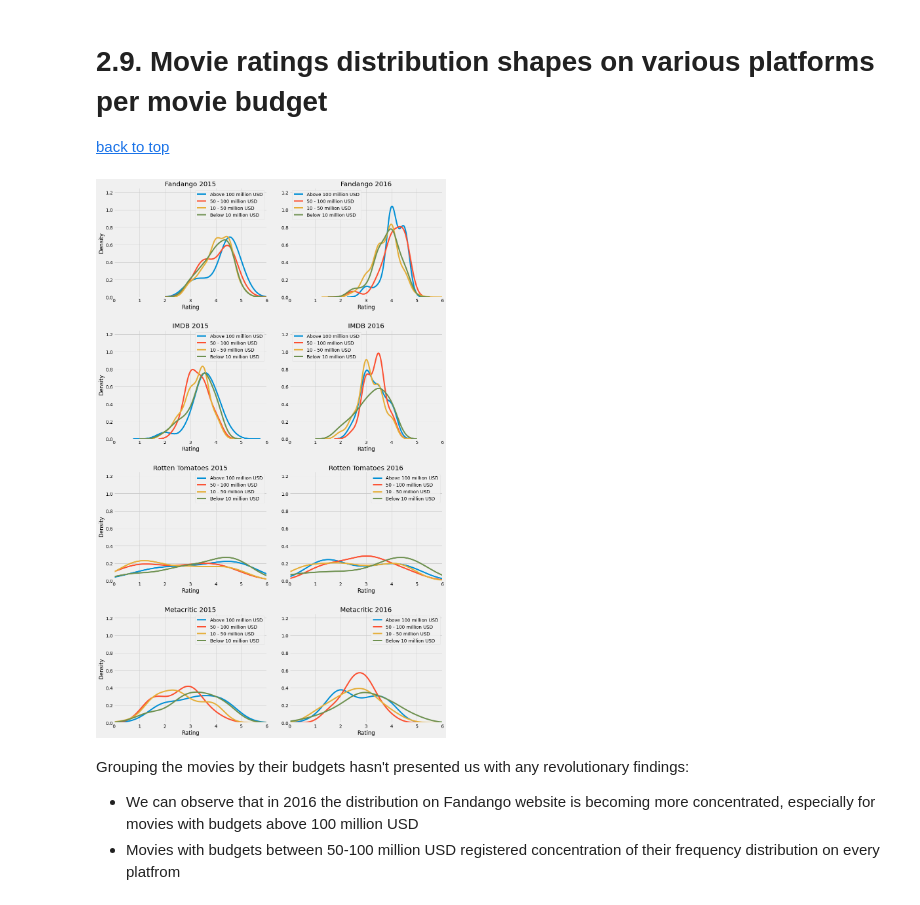
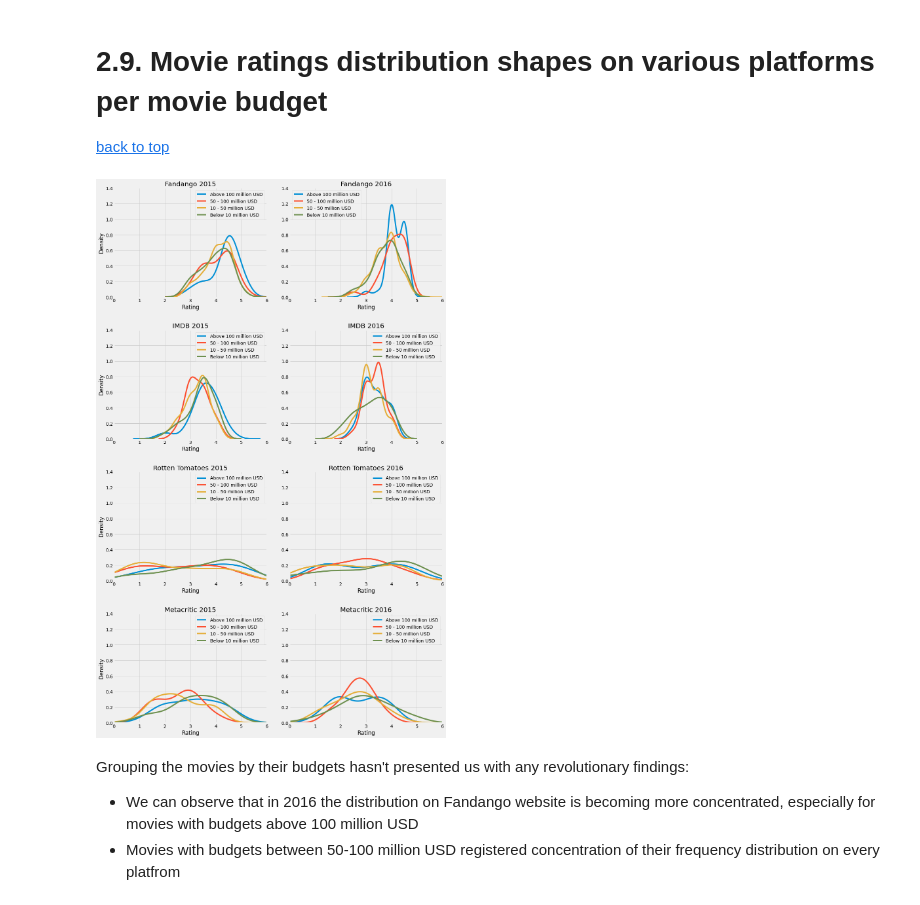
Before and after one commit to grumpyclimber/portfolio, a Jupyter notebook: fandango/fandango.ipynb, the cells around one changed output. Saved outputs shown, nothing was run; the diff lists cells and outputs as text; code cells hidden in the pictures.

```diff
--- a/fandango/fandango.ipynb
+++ b/fandango/fandango.ipynb
@@ -586,22 +625,22 @@ plt.show()
 [back to top](#index)
 # %%
 fig, ax = plt.subplots(figsize=(16,8))
-fanda_15['forplot1'] = fanda_15['Fandango_Stars'] - 0.09
-mova_16['forplot1'] = mova_16['fandango'] - 0.03
-fanda_15['forplot2'] = fanda_15['RT_norm_round'] + 0.03
-mova_16['forplot2'] = mova_16['nr_tmeter'] + 0.09
+fand_15['forplot1'] = fand_15['Fandango_Stars'] - 0.09
+mov_16['forplot1'] = mov_16['fandango'] - 0.03
+fand_15['forplot2'] = fand_15['RT_norm_round'] + 0.03
+mov_16['forplot2'] = mov_16['nr_tmeter'] + 0.09
 
-plt.scatter(data=fanda_15, y='low_end', x='forplot1', label='Fandango 2015', c='#62a0cb')
-plt.scatter(data=fanda_15, y='low_end', x='forplot2', label='Rotten 2015' ,c ='#ff8080')
-plt.scatter(data=mova_16, y='low_end', x='forplot1', label='Fandango 2016', c='#16537e')
-plt.scatter(data=mova_16, y='low_end', x='forplot2', label='Rotten 2016',c ='#b30000' )
+plt.scatter(data=fand_15, y='low_end', x='forplot1', label='Fandango 2015', c='#62a0cb')
+plt.scatter(data=fand_15, y='low_end', x='forplot2', label='Rotten 2015' ,c ='#ff8080')
+plt.scatter(data=mov_16, y='low_end', x='forplot1', label='Fandango 2016', c='#16537e')
+plt.scatter(data=mov_16, y='low_end', x='forplot2', label='Rotten 2016',c ='#b30000' )
 
 plt.ylim(0,250)
 plt.ylabel('Budget (Millions USD)')
 plt.xlabel('Rating')
 plt.legend(loc=2)
 plt.title('Fandango and Rotten Tomatoes 2015 and 2016 movie ratings')
-fanda_15 = fanda_15.drop(['forplot1', 'forplot2'], axis=1)
-mova_16 = mova_16.drop(['forplot1', 'forplot2'], axis=1)
+fand_15 = fand_15.drop(['forplot1', 'forplot2'], axis=1)
+mov_16 = mov_16.drop(['forplot1', 'forplot2'], axis=1)
 plt.show()
 # %% [output]
@@ -612,22 +651,22 @@ plt.show()
 # 2.9. Movie ratings distribution shapes on various platforms per movie budget
 [back to top](#index)
 # %%
-fanda_15_100 = fanda_15[fanda_15['low_end']>=100]
-fanda_15_50 = fanda_15[(fanda_15['low_end']>=50) & (fanda_15['low_end']<100)]
-fanda_15_10 = fanda_15[(fanda_15['low_end']>=10) & (fanda_15['low_end']<50)]
-fanda_15_0 = fanda_15[fanda_15['low_end']<10]
+fand_15_100 = fand_15[fand_15['low_end']>=100]
+fand_15_50 = fand_15[(fand_15['low_end']>=50) & (fand_15['low_end']<100)]
+fand_15_10 = fand_15[(fand_15['low_end']>=10) & (fand_15['low_end']<50)]
+fand_15_0 = fand_15[fand_15['low_end']<10]
 
-mov16_100 = mova_16[mova_16['low_end']>=100]
-mov16_50 = mova_16[(mova_16['low_end']>=50) & (mova_16['low_end']<100)]
-mov16_10 = mova_16[(mova_16['low_end']>=10) & (mova_16['low_end']<50)]
-mov16_0 = mova_16[mova_16['low_end']<10]
+mov16_100 = mov_16[mov_16['low_end']>=100]
+mov16_50 = mov_16[(mov_16['low_end']>=50) & (mov_16['low_end']<100)]
+mov16_10 = mov_16[(mov_16['low_end']>=10) & (mov_16['low_end']<50)]
+mov16_0 = mov_16[mov_16['low_end']<10]
 
 plt.style.use('fivethirtyeight')
 def four_plots_15(col_name):
-    x1 = fanda_15_100[col_name].plot.kde(label = 'Above 100 million USD', legend = True)
-    x2 = fanda_15_50[col_name].plot.kde(label = '50 - 100 million USD', legend = True)
-    x3 = fanda_15_10[col_name].plot.kde(label = '10 - 50 million USD', legend = True)
-    x4 = fanda_15_0[col_name].plot.kde(label = 'Below 10 million USD', legend = True)
+    x1 = fand_15_100[col_name].plot.kde(label = 'Above 100 million USD', legend = True)
+    x2 = fand_15_50[col_name].plot.kde(label = '50 - 100 million USD', legend = True)
+    x3 = fand_15_10[col_name].plot.kde(label = '10 - 50 million USD', legend = True)
+    x4 = fand_15_0[col_name].plot.kde(label = 'Below 10 million USD', legend = True)
     return x1, x2, x3, x4
 def four_plots_16(col_name):
     x1 = mov16_100[col_name].plot.kde(label = 'Above 100 million USD', legend = True)
@@ -641,35 +680,35 @@ fig.subplots_adjust(hspace=0.3, wspace=0.15)
 ax1 = plt.subplot(421)
 four_plots_15('Fandango_Stars')
 ax2 = plt.subplot(422)
 four_plots_16('fandango')
 ax3 = plt.subplot(423)
 four_plots_15('IMDB_norm_round')
 ax4 = plt.subplot(424)
 four_plots_16('nr_imdb')
 ax5 = plt.subplot(425)
 four_plots_15('RT_norm_round')
 ax6 = plt.subplot(426)
 four_plots_16('nr_tmeter')
 ax7 = plt.subplot(427)
 four_plots_15('Metacritic_norm_round')
 ax8 = plt.subplot(428)
 four_plots_16('nr_metascore')
 titles = ['Fandango 2015', 'Fandango 2016','IMDB 2015', 'IMDB 2016', 'Rotten Tomatoes 2015',
           'Rotten Tomatoes 2016', 'Metacritic 2015', 'Metacritic 2016']
 axes=[ax1,ax2,ax3,ax4,ax5,ax6,ax7,ax8]
 for n in list(range(0,8)):
-    axes[n].set_ylim(0,1.25)
+    axes[n].set_ylim(0,1.4)
     axes[n].set_xlim(0,6)
     axes[n].set_title(titles[n])
     axes[n].set_xlabel('Rating')
 
 right_axes=[ax2,ax4,ax6,ax8]
 for ax in right_axes:
     ax.set_ylabel('',visible=False)
 
 plt.show()
 # %% [output]
-[figure, old version]
+[figure, new version]
 # %% [markdown]
 Grouping the movies by their budgets hasn't presented us with any revolutionary findings:
 * We can observe that in 2016 the distribution on Fandango website is becoming more concentrated, especially for movies with budgets above 100 million USD
```
Also changed, not shown: parts of 44 cells of this notebook.
